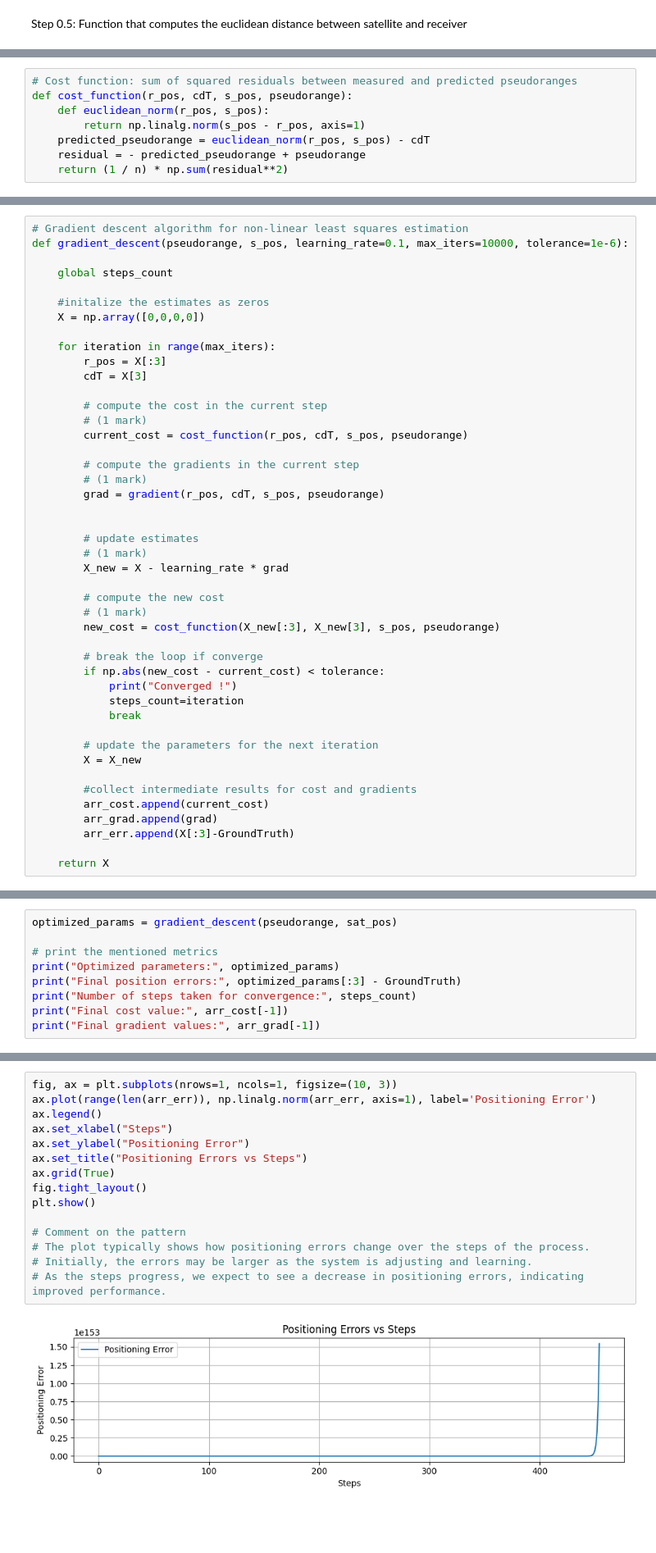
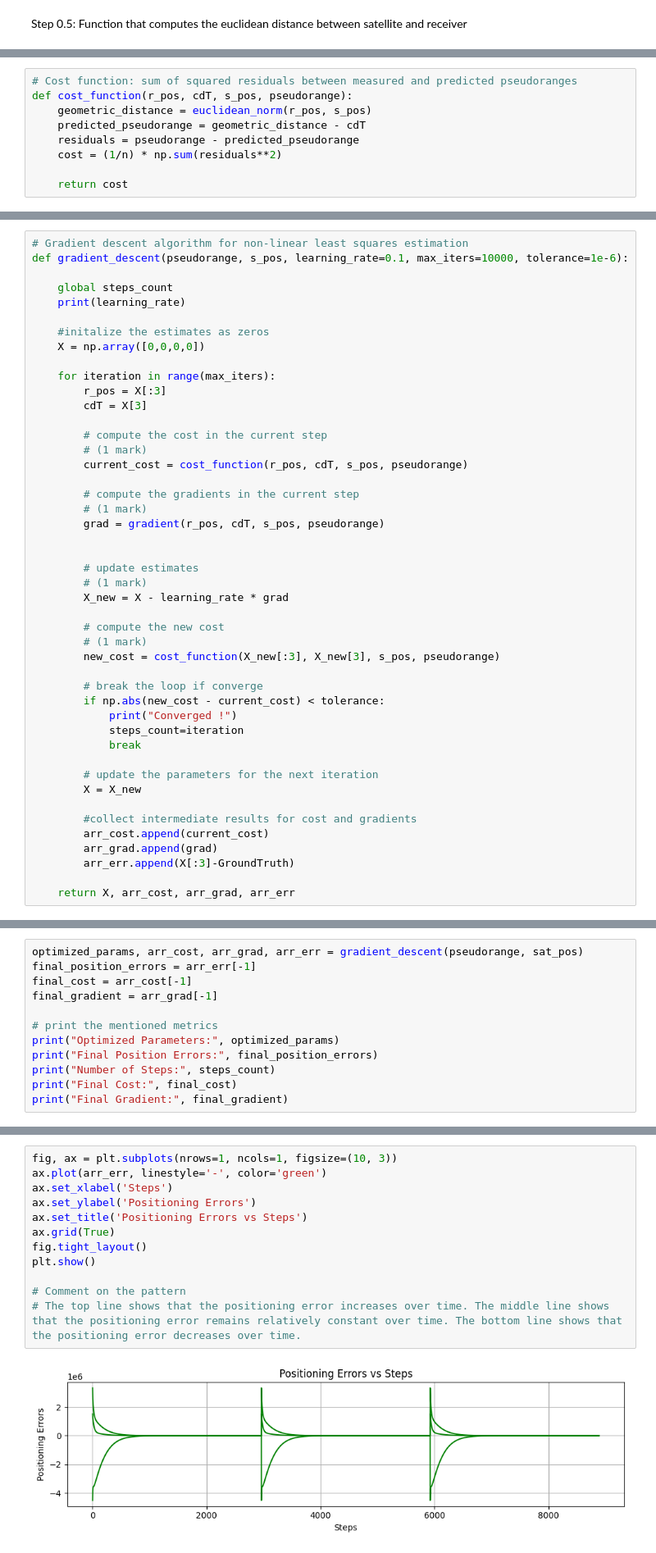
Before and after one commit to KushalDoshi17/engg680_2024_fall, a Jupyter notebook: Lab_Assignment3/Assignment3.ipynb, the cells around one changed output, grey strips where cells are left out. Shown at 82% size. Cells and saved outputs as stored; diff of their text form; blank space fills up the shorter version.

```diff
--- a/Lab_Assignment3/Assignment3.ipynb
+++ b/Lab_Assignment3/Assignment3.ipynb
@@ -119,11 +94,12 @@ Call euclidean_norm function to calculate geometric distance.
 # %%
 # Cost function: sum of squared residuals between measured and predicted pseudoranges
 def cost_function(r_pos, cdT, s_pos, pseudorange):
-    def euclidean_norm(r_pos, s_pos):
-        return np.linalg.norm(s_pos - r_pos, axis=1)
-    predicted_pseudorange = euclidean_norm(r_pos, s_pos) - cdT
-    residual = - predicted_pseudorange + pseudorange
-    return (1 / n) * np.sum(residual**2)
+    geometric_distance = euclidean_norm(r_pos, s_pos)
+    predicted_pseudorange = geometric_distance - cdT
+    residuals = pseudorange - predicted_pseudorange
+    cost = (1/n) * np.sum(residuals**2)
+
+    return cost
 # %% [markdown]
 ### Step 2: Define the Gradient Computation Function (4 marks)
 
@@ -171,6 +143,7 @@ These default hyperparameters values can be overridden by passing your own value
 def gradient_descent(pseudorange, s_pos, learning_rate=0.1, max_iters=10000, tolerance=1e-6):
 
     global steps_count
+    print(learning_rate)
 
     #initalize the estimates as zeros
     X = np.array([0,0,0,0])
@@ -210,7 +183,7 @@ def gradient_descent(pseudorange, s_pos, learning_rate=0.1, max_iters=10000, tol
         arr_grad.append(grad)
         arr_err.append(X[:3]-GroundTruth)
 
-    return X
+    return X, arr_cost, arr_grad, arr_err
 # %% [markdown]
 ### Step 4: Parameters Optimization & Results Printing (3 marks)
 
@@ -224,12 +197,15 @@ Print:
 *   final cost value
 *   final gradient values
 # %%
-optimized_params = gradient_descent(pseudorange, sat_pos)
+optimized_params, arr_cost, arr_grad, arr_err = gradient_descent(pseudorange, sat_pos)
+final_position_errors = arr_err[-1]
+final_cost = arr_cost[-1]
+final_gradient = arr_grad[-1]
 
 # print the mentioned metrics
-print("Optimized parameters:", optimized_params)
-print("Final position errors:", optimized_params[:3] - GroundTruth)
-print("Number of steps taken for convergence:", steps_count)
-print("Final cost value:", arr_cost[-1])
-print("Final gradient values:", arr_grad[-1])
+print("Optimized Parameters:", optimized_params)
+print("Final Position Errors:", final_position_errors)
+print("Number of Steps:", steps_count)
+print("Final Cost:", final_cost)
+print("Final Gradient:", final_gradient)
 # %% [output]
@@ -303,21 +276,18 @@ Include axes' labels, legends and title
 Comment on the pattern of the plot
 # %%
 fig, ax = plt.subplots(nrows=1, ncols=1, figsize=(10, 3))
-ax.plot(range(len(arr_err)), np.linalg.norm(arr_err, axis=1), label='Positioning Error')
-ax.legend()
-ax.set_xlabel("Steps")
-ax.set_ylabel("Positioning Error")
-ax.set_title("Positioning Errors vs Steps")
+ax.plot(arr_err, linestyle='-', color='green')
+ax.set_xlabel('Steps')
+ax.set_ylabel('Positioning Errors')
+ax.set_title('Positioning Errors vs Steps')
 ax.grid(True)
 fig.tight_layout()
 plt.show()
 
 # Comment on the pattern
-# The plot typically shows how positioning errors change over the steps of the process.
-# Initially, the errors may be larger as the system is adjusting and learning.
-# As the steps progress, we expect to see a decrease in positioning errors, indicating improved performance.
+# The top line shows that the positioning error increases over time. The middle line shows that the positioning error remains relatively constant over time. The bottom line shows that the positioning error decreases over time.
 # %% [output]
-[figure, old version]
+[figure, new version]
 # %% [markdown]
 # Hyperparameters Tuning
 # %% [markdown]
```
Also changed, not shown: parts of 13 cells of this notebook.
